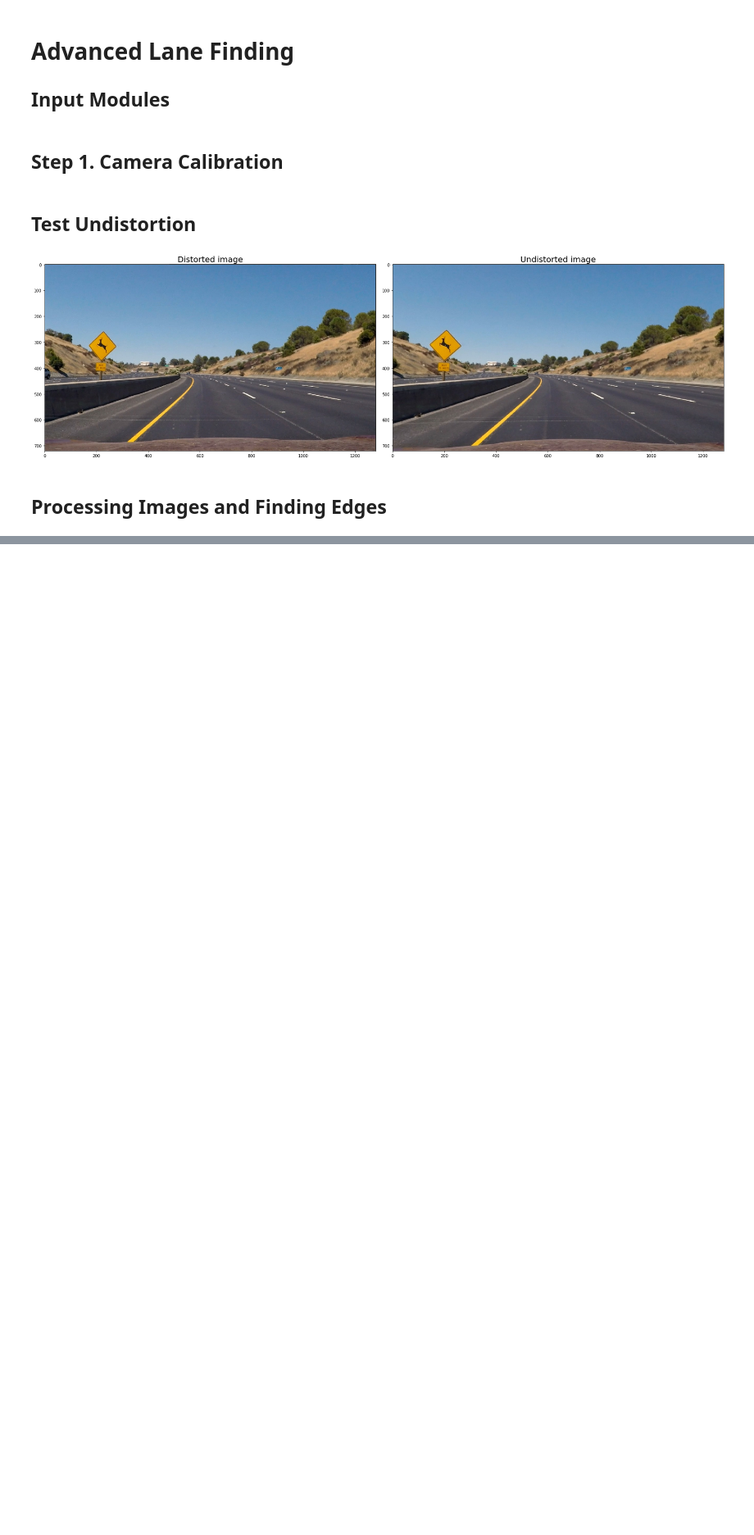
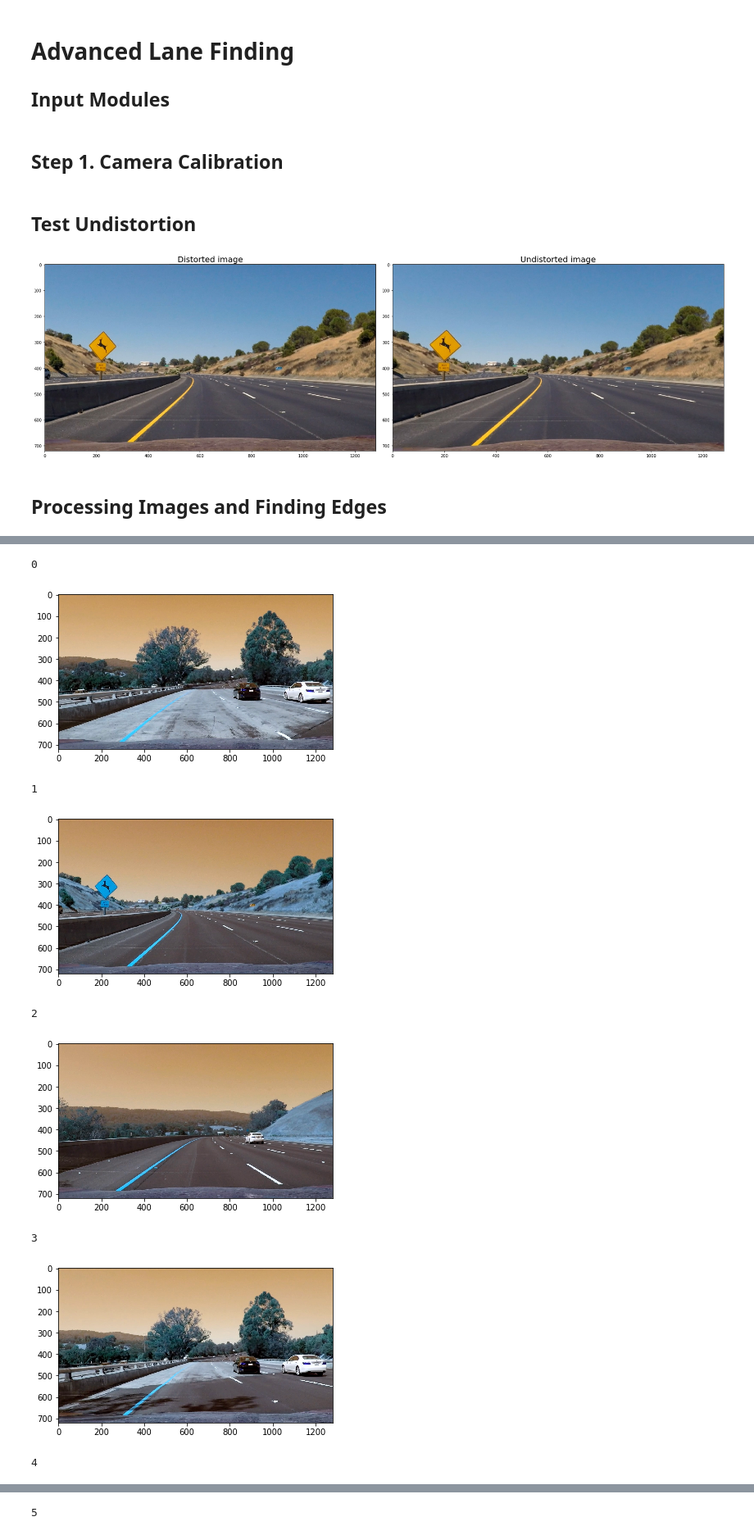
Before and after one commit to abhitrip/CarNd-Advanced-Lane-Finding, a Jupyter notebook: Untitled.ipynb, the cells around one changed output, grey strips where cells are left out. Shown at 82% size. Drawn from its saved outputs; the diff is of its cells as text; code cells hidden in the pictures; blank space fills up the shorter version.

```diff
--- a/Untitled.ipynb
+++ b/Untitled.ipynb
@@ -145,0 +214,18 @@ plt.show()
+# %%
+image_dir = 'test_images/test*.jpg'
+filenames = glob.glob(image_dir)
+for idx,filename in enumerate(filenames):
+    img_ = cv2.imread(filename)
+    plt.imshow(img_)
+    print(idx)
+    plt.show()
+# %% [output]
+0
+[figure, added]
+1
+[figure, added]
+2
+[figure, added]
+3
+[figure, added]
+4
@@ -145,0 +233 @@ plt.show()
+5
```
Also changed, not shown: parts of 7 cells of this notebook, 1 other file.
